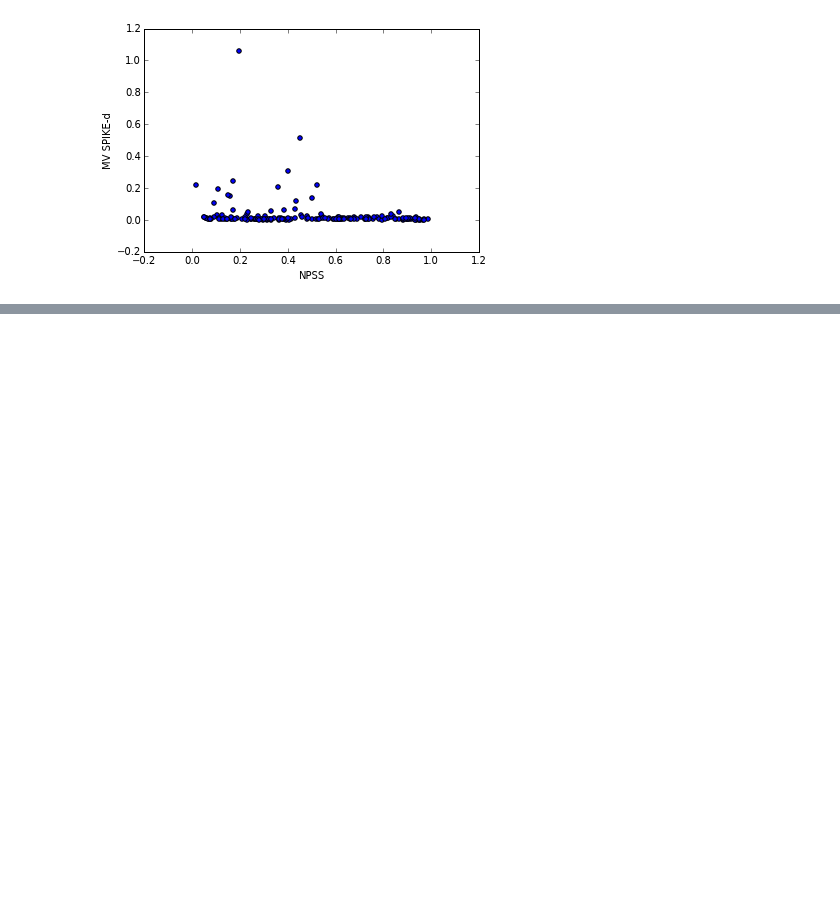
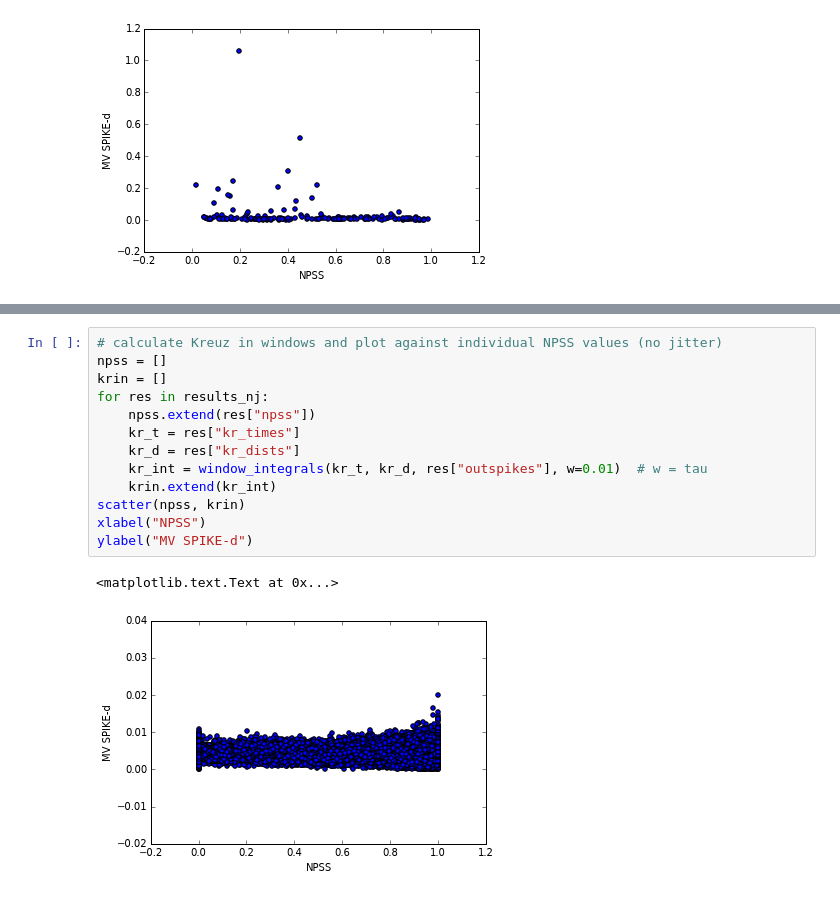
Before and after one commit to achilleas-k/slope-vs-dist-brian, a Jupyter notebook: Simulation data.ipynb, the cells around one changed output, grey strips where cells are left out. Saved outputs shown, nothing was run; the diff lists cells and outputs as text; blank space fills up the shorter version.

```diff
--- a/Simulation data.ipynb
+++ b/Simulation data.ipynb
@@ -316,0 +386,16 @@ ylabel("MV SPIKE-d")
+# %%
+# calculate Kreuz in windows and plot against individual NPSS values (no jitter)
+npss = []
+krin = []
+for res in results_nj:
+    npss.extend(res["npss"])
+    kr_t = res["kr_times"]
+    kr_d = res["kr_dists"]
+    kr_int = window_integrals(kr_t, kr_d, res["outspikes"], w=0.01)  # w = tau
+    krin.extend(kr_int)
+scatter(npss, krin)
+xlabel("NPSS")
+ylabel("MV SPIKE-d")
+# %% [output]
+<matplotlib.text.Text at 0x...>
+[figure, added]
```
Also changed, not shown: parts of 13 cells of this notebook.
